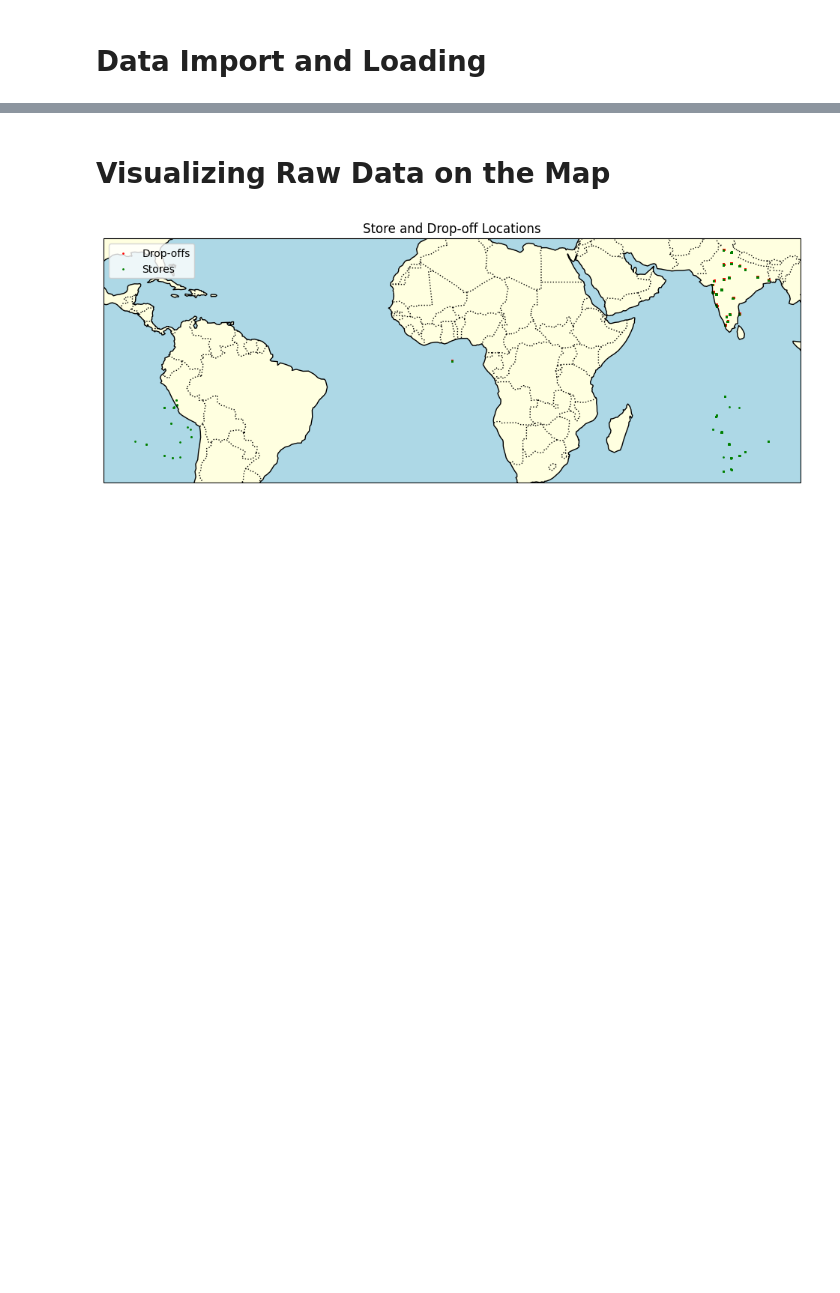
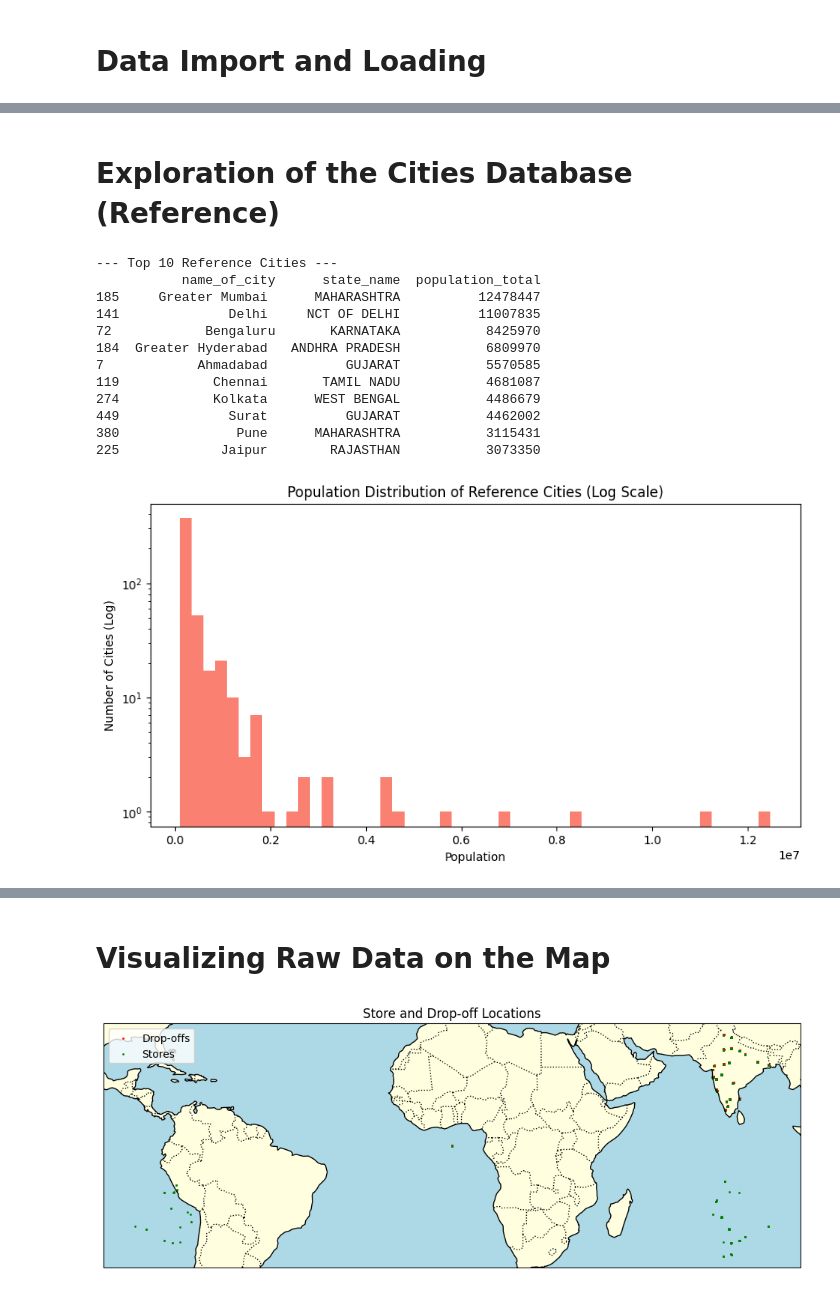
Before and after one commit to macedoestevaof/clustering_geodata, a Jupyter notebook: DBSCAN_Clustering_on_Geographic_Data.ipynb, the cells around one changed output, grey strips where cells are left out. Cells and saved outputs as stored; diff of their text form; code cells hidden in the pictures; blank space fills up the shorter version.

```diff
--- a/DBSCAN_Clustering_on_Geographic_Data.ipynb
+++ b/DBSCAN_Clustering_on_Geographic_Data.ipynb
@@ -49,0 +152,29 @@ dfCities['location'] = dfCities['location'].apply(lambda x: tuple(x.replace(' ',
+# %% [markdown]
+# Exploration of the Cities Database (Reference)
+# %%
+# Top 10 cidades por população no dataset de referência
+top_cities = dfCities.sort_values(by='population_total', ascending=False).head(10)
+print("\n--- Top 10 Reference Cities ---")
+print(top_cities[['name_of_city', 'state_name', 'population_total']])
+
+# Histograma da População (Escala Logarítmica para melhor visualização)
+plt.figure(figsize=(10, 5))
+plt.hist(dfCities['population_total'], bins=50, color='salmon', log=True)
+plt.title('Population Distribution of Reference Cities (Log Scale)')
+plt.xlabel('Population')
+plt.ylabel('Number of Cities (Log)')
+plt.show()
+# %% [output]
+--- Top 10 Reference Cities ---
+           name_of_city      state_name  population_total
+185     Greater Mumbai      MAHARASHTRA          12478447
+141              Delhi     NCT OF DELHI          11007835
+72            Bengaluru       KARNATAKA           8425970
+184  Greater Hyderabad   ANDHRA PRADESH           6809970
+7            Ahmadabad          GUJARAT           5570585
+119            Chennai       TAMIL NADU           4681087
+274            Kolkata      WEST BENGAL           4486679
+449              Surat          GUJARAT           4462002
+380               Pune      MAHARASHTRA           3115431
+225             Jaipur        RAJASTHAN           3073350
+[figure, added]
```
Also changed, not shown: parts of 23 cells of this notebook.
